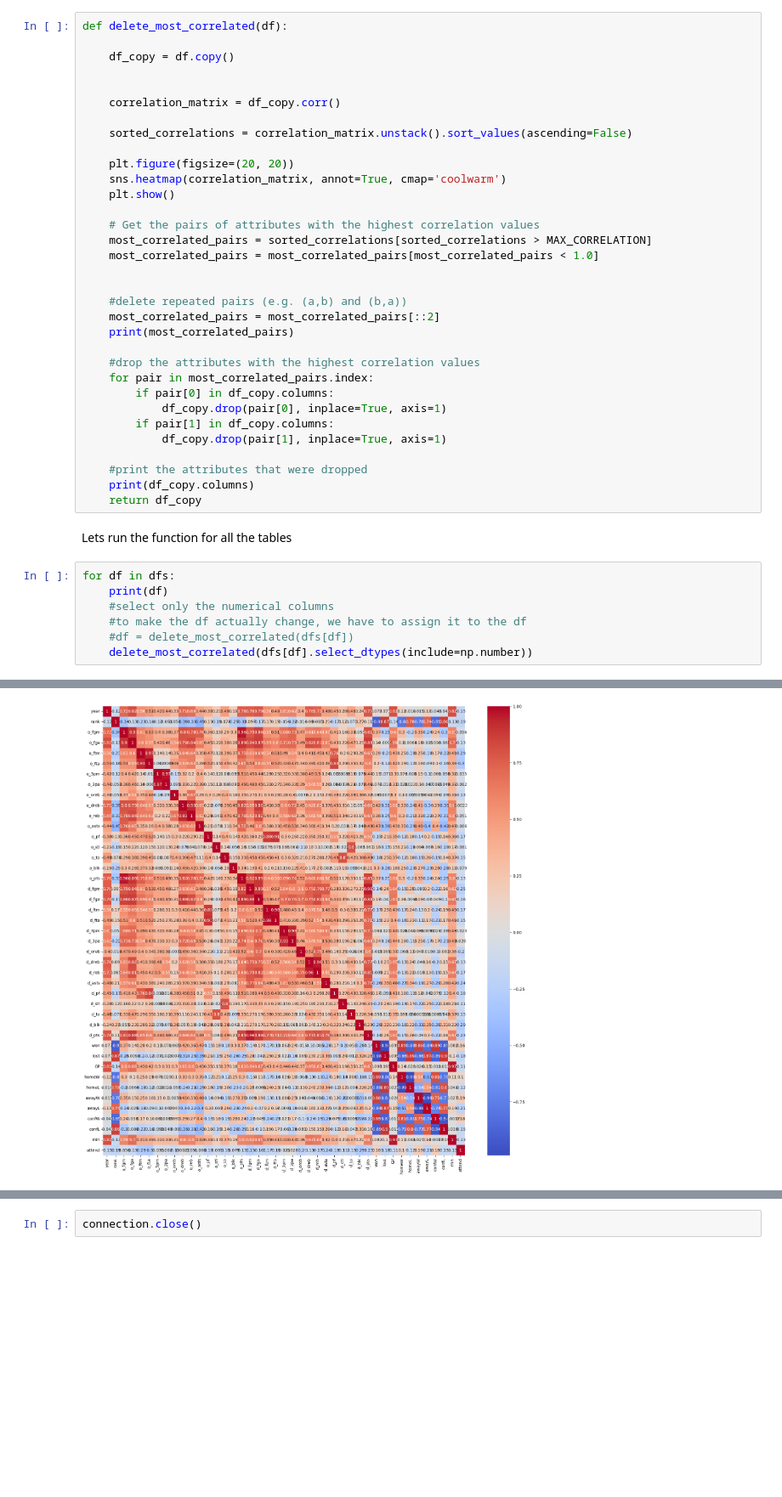
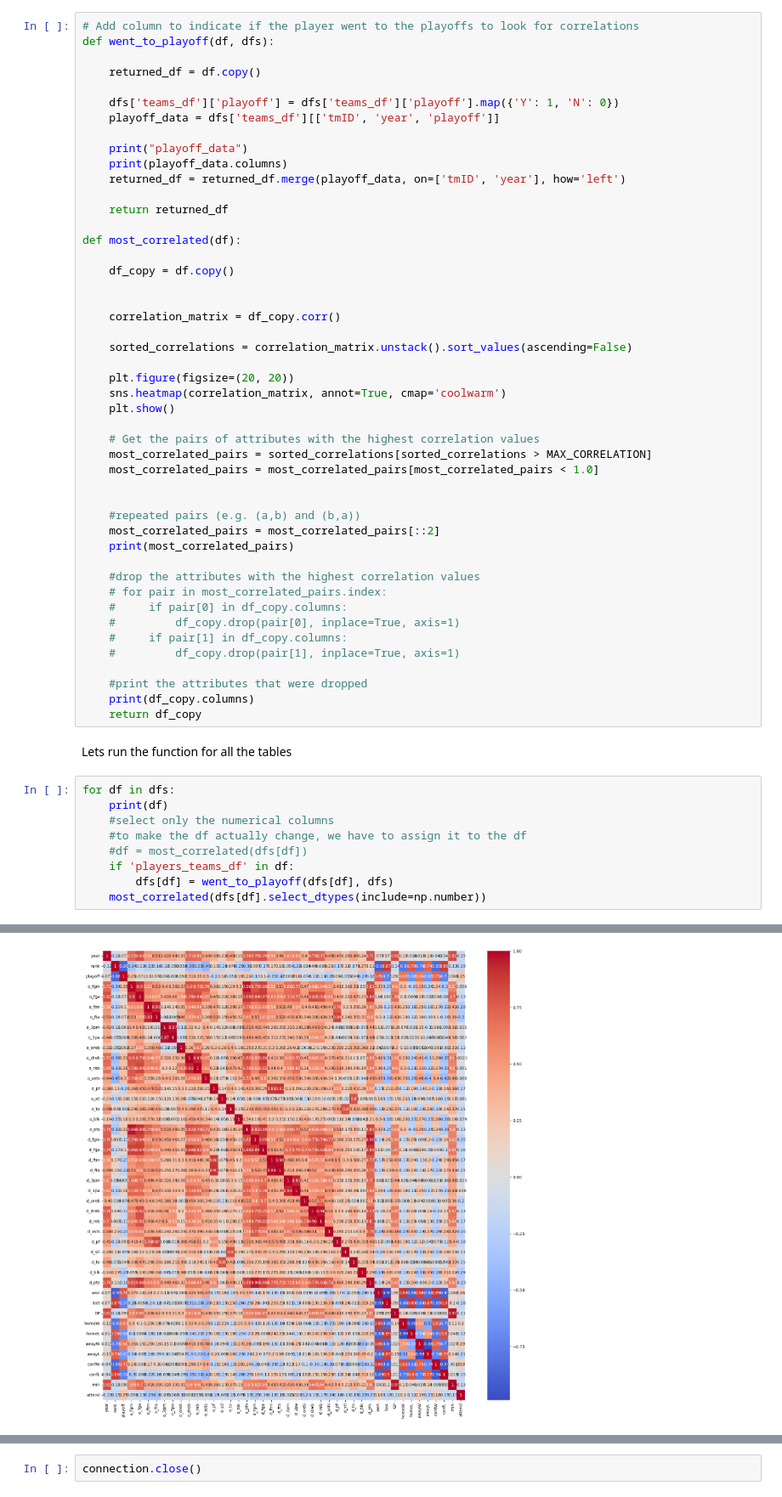
Before and after one commit to jogp10/WnbaPlayoffsPredicting, a Jupyter notebook: notebooks/understanding.ipynb, the cells around one changed output, grey strips where cells are left out. Shown at 85% size. Cells and saved outputs as stored; diff of their text form; blank space fills up the shorter version.

Commit message:
Add playoffs to get a better correlation with target

```diff
--- a/notebooks/understanding.ipynb
+++ b/notebooks/understanding.ipynb
@@ -485,7 +488,21 @@ There are tables with a lot of attributes (player_teams 43 and teams_df 61, for
 # %%
 MAX_CORRELATION = 0.8
 # %%
-def delete_most_correlated(df):
+# Add column to indicate if the player went to the playoffs to look for correlations
+def went_to_playoff(df, dfs):
+
+    returned_df = df.copy()
+
+    dfs['teams_df']['playoff'] = dfs['teams_df']['playoff'].map({'Y': 1, 'N': 0})
+    playoff_data = dfs['teams_df'][['tmID', 'year', 'playoff']]
+
+    print("playoff_data")
+    print(playoff_data.columns)
+    returned_df = returned_df.merge(playoff_data, on=['tmID', 'year'], how='left')
+
+    return returned_df
+
+def most_correlated(df):
 
     df_copy = df.copy()
 
@@ -503,16 +520,16 @@ def delete_most_correlated(df):
     most_correlated_pairs = most_correlated_pairs[most_correlated_pairs < 1.0]
 
 
-    #delete repeated pairs (e.g. (a,b) and (b,a))
+    #repeated pairs (e.g. (a,b) and (b,a))
     most_correlated_pairs = most_correlated_pairs[::2]
     print(most_correlated_pairs)
 
     #drop the attributes with the highest correlation values
-    for pair in most_correlated_pairs.index:
-        if pair[0] in df_copy.columns:
-            df_copy.drop(pair[0], inplace=True, axis=1)
-        if pair[1] in df_copy.columns:
-            df_copy.drop(pair[1], inplace=True, axis=1)
+    # for pair in most_correlated_pairs.index:
+    #     if pair[0] in df_copy.columns:
+    #         df_copy.drop(pair[0], inplace=True, axis=1)
+    #     if pair[1] in df_copy.columns:
+    #         df_copy.drop(pair[1], inplace=True, axis=1)
 
     #print the attributes that were dropped
     print(df_copy.columns)
@@ -524,8 +541,10 @@ for df in dfs:
     print(df)
     #select only the numerical columns
     #to make the df actually change, we have to assign it to the df
-    #df = delete_most_correlated(dfs[df])
-    delete_most_correlated(dfs[df].select_dtypes(include=np.number))
+    #df = most_correlated(dfs[df])
+    if 'players_teams_df' in df:
+        dfs[df] = went_to_playoff(dfs[df], dfs)
+    most_correlated(dfs[df].select_dtypes(include=np.number))
 # %% [output]
 awards_players_df
 [figure]
@@ -558,10 +580,10 @@ Index(['year', 'stint', 'GP', 'assists', 'blocks', 'dq', 'PostBlocks',
       dtype='object')
 series_post_df
 [figure]
 Series([], dtype: float64)
 Index(['year', 'W', 'L'], dtype='object')
 teams_df
-[figure, old version]
+[figure, new version]
 ... (3 outputs left out)
 # %% [markdown]
 So with that we end our understanding phase.
```
Also changed, not shown: parts of 5 cells of this notebook.
